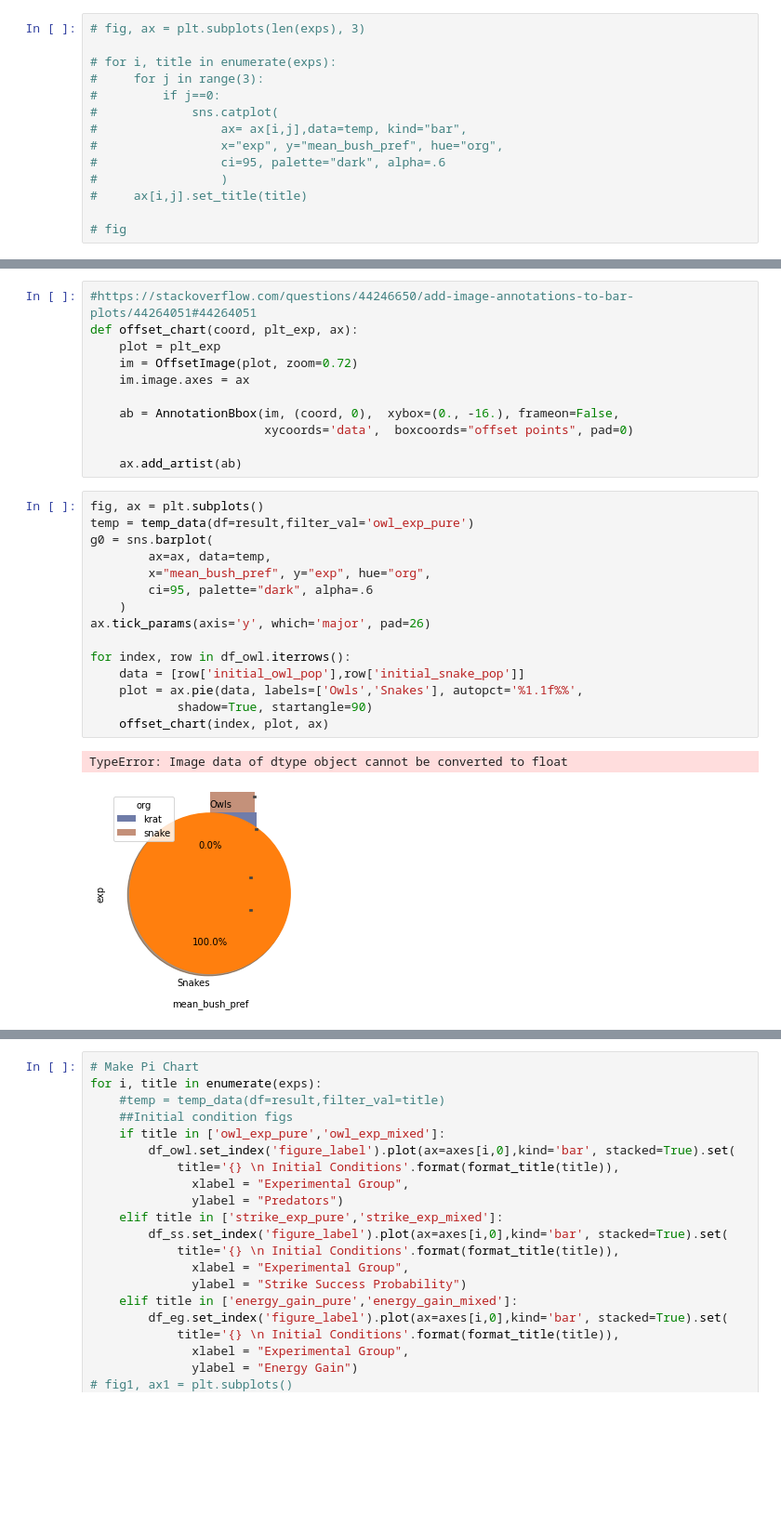
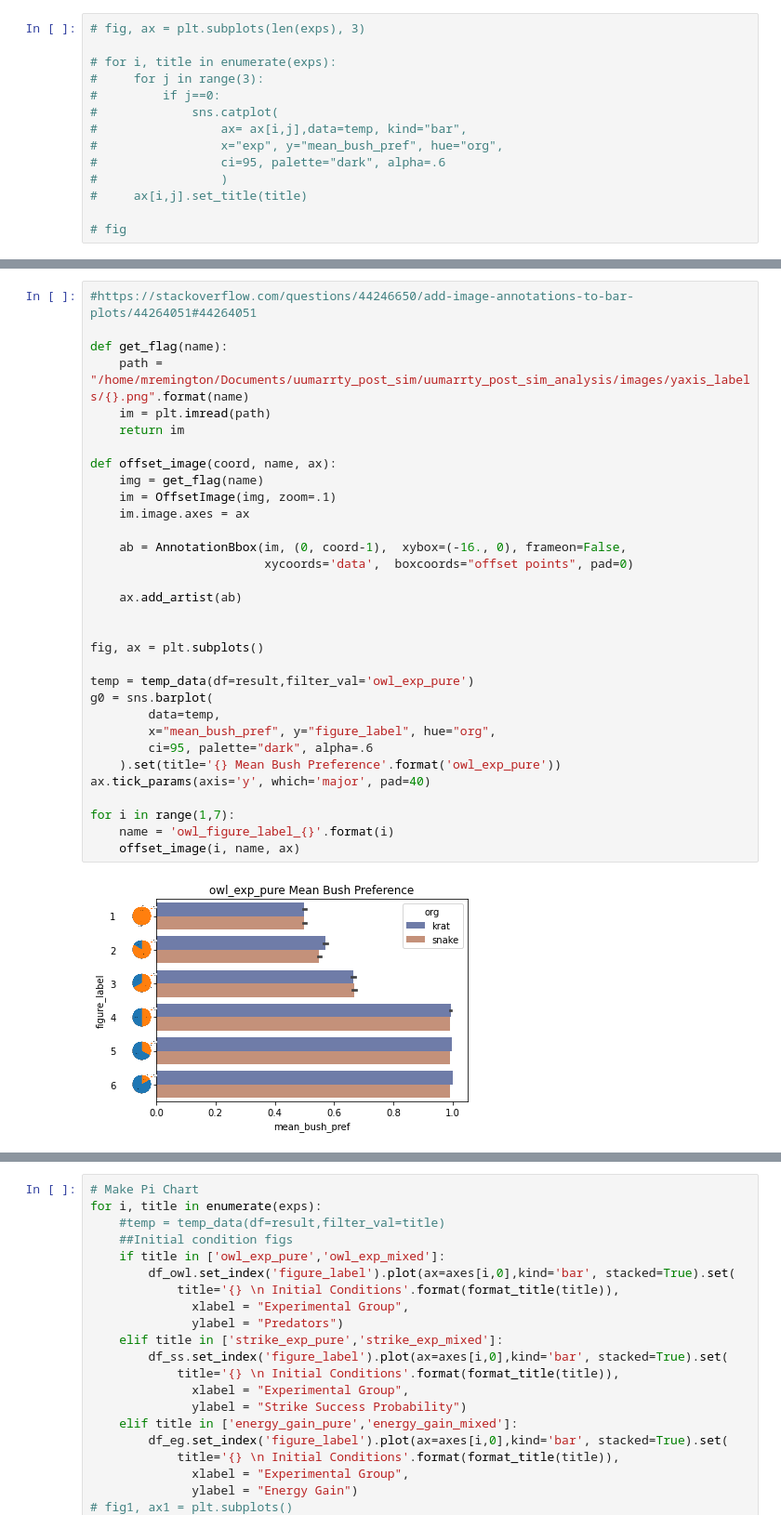
Before and after one commit to michaelremington2/uumarrty_post_sim_analysis, a Jupyter notebook: Figures_and_stats.ipynb, the cells around one changed output, grey strips where cells are left out. Shown at 93% size. Drawn from its saved outputs; the diff is of its cells as text; blank space fills up the shorter version.

```diff
--- a/Figures_and_stats.ipynb
+++ b/Figures_and_stats.ipynb
@@ -119,29 +161,34 @@ AttributeError: 'FacetGrid' object has no attribute 'set_title'
 # %%
 #https://stackoverflow.com/questions/44246650/add-image-annotations-to-bar-plots/44264051#44264051
-def offset_chart(coord, plt_exp, ax):
-    plot = plt_exp
-    im = OffsetImage(plot, zoom=0.72)
+
+def get_flag(name):
+    path = "/home/mremington/Documents/uumarrty_post_sim/uumarrty_post_sim_analysis/images/yaxis_labels/{}.png".format(name)
+    im = plt.imread(path)
+    return im
+
+def offset_image(coord, name, ax):
+    img = get_flag(name)
+    im = OffsetImage(img, zoom=.1)
     im.image.axes = ax
 
-    ab = AnnotationBbox(im, (coord, 0),  xybox=(0., -16.), frameon=False,
+    ab = AnnotationBbox(im, (0, coord-1),  xybox=(-16., 0), frameon=False,
                         xycoords='data',  boxcoords="offset points", pad=0)
 
     ax.add_artist(ab)
+
+
+fig, ax = plt.subplots()
+
+temp = temp_data(df=result,filter_val='owl_exp_pure')
+g0 = sns.barplot(
+        data=temp,
+        x="mean_bush_pref", y="figure_label", hue="org",
+        ci=95, palette="dark", alpha=.6
+    ).set(title='{} Mean Bush Preference'.format('owl_exp_pure'))
+ax.tick_params(axis='y', which='major', pad=40)
+
+for i in range(1,7):
+    name = 'owl_figure_label_{}'.format(i)
+    offset_image(i, name, ax)
+# %% [output]
+[figure, added]
-# %%
-fig, ax = plt.subplots()
-temp = temp_data(df=result,filter_val='owl_exp_pure')
-g0 = sns.barplot(
-        ax=ax, data=temp,
-        x="mean_bush_pref", y="exp", hue="org",
-        ci=95, palette="dark", alpha=.6
-    )
-ax.tick_params(axis='y', which='major', pad=26)
-
-for index, row in df_owl.iterrows():
-    data = [row['initial_owl_pop'],row['initial_snake_pop']]
-    plot = ax.pie(data, labels=['Owls','Snakes'], autopct='%1.1f%%',
-            shadow=True, startangle=90)
-    offset_chart(index, plot, ax)
-# %% [output]
-TypeError: Image data of dtype object cannot be converted to float
-[figure, removed]
```
Also changed, not shown: parts of 5 cells of this notebook, 6 other files.
